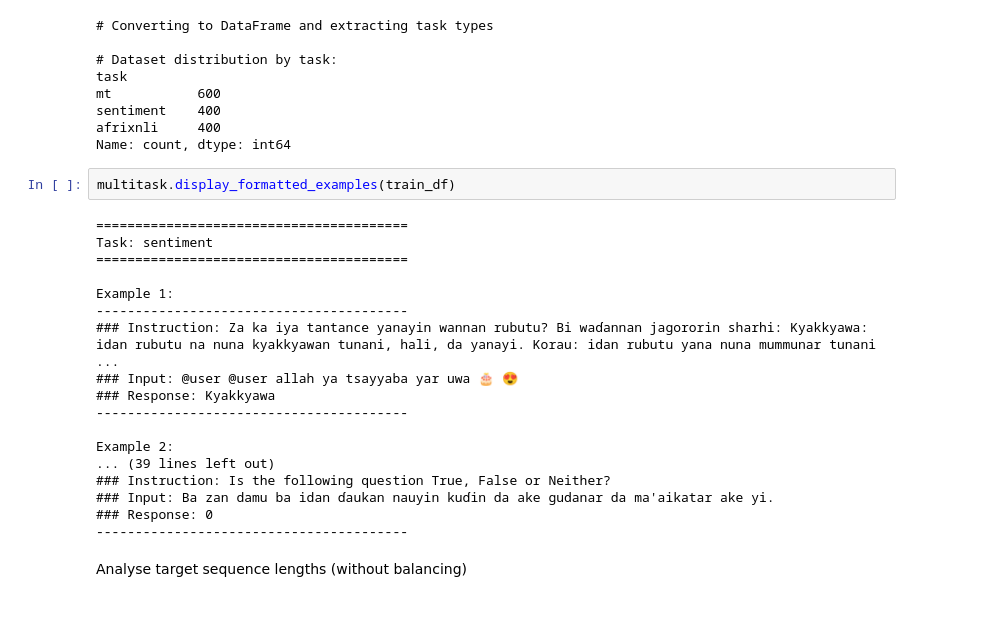
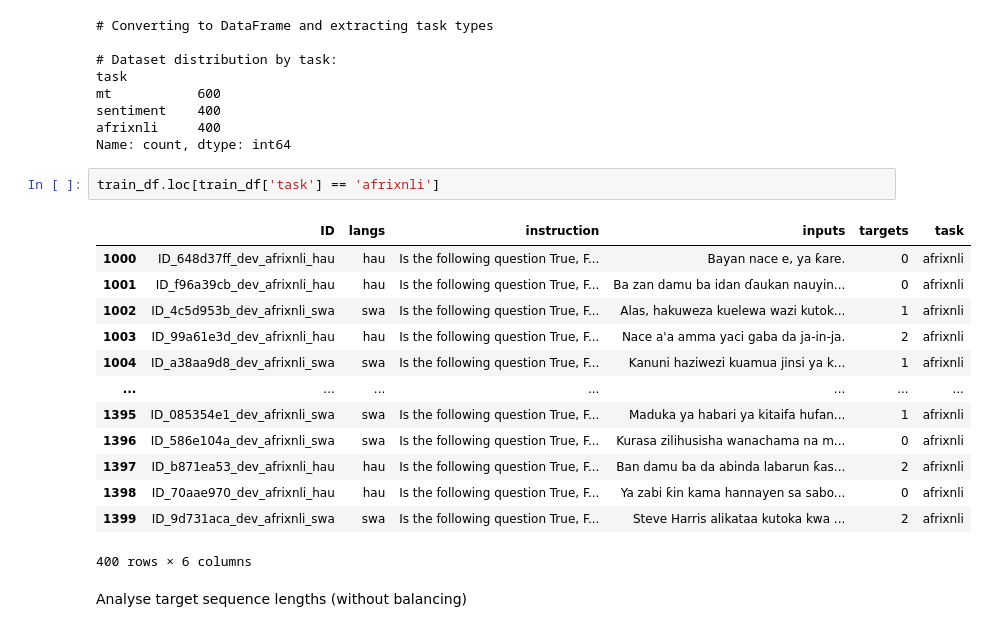
Before and after one commit to melissafasol/InkubaLM-Challenge, a Jupyter notebook: notebooks_EDA/01_QLoRA_baseline.ipynb, the cells around one changed output. Saved outputs shown, nothing was run; the diff lists cells and outputs as text.

```diff
--- a/notebooks_EDA/01_QLoRA_baseline.ipynb
+++ b/notebooks_EDA/01_QLoRA_baseline.ipynb
@@ -163,25 +172,21 @@ mt           600
 sentiment    400
 afrixnli     400
 Name: count, dtype: int64
-# %%
-multitask.display_formatted_examples(train_df)
-# %% [output]
-========================================
-Task: sentiment
-========================================
-
-Example 1:
-----------------------------------------
-### Instruction: Za ka iya tantance yanayin wannan rubutu? Bi waɗannan jagororin sharhi: Kyakkyawa: idan rubutu na nuna kyakkyawan tunani, hali, da yanayi. Korau: idan rubutu yana nuna mummunar tunani ...
-### Input: @user @user allah ya tsayyaba yar uwa 🎂 😍
-### Response: Kyakkyawa
-----------------------------------------
-
-Example 2:
-... (39 lines left out)
-### Instruction: Is the following question True, False or Neither?
-### Input: Ba zan damu ba idan ɗaukan nauyin kuɗin da ake gudanar da ma'aikatar ake yi.
-### Response: 0
-----------------------------------------
+# %%
+train_df.loc[train_df['task'] == 'afrixnli']
+# %% [output]
+|  | ID | langs | instruction | inputs | targets | task |
+| 1000 | ID_648d37ff_dev_afrixnli_hau | hau | Is the following question True, F... | Bayan nace e, ya ƙare. | 0 | afrixnli |
+| 1001 | ID_f96a39cb_dev_afrixnli_hau | hau | Is the following question True, F... | Ba zan damu ba idan ɗaukan nauyin... | 0 | afrixnli |
+| 1002 | ID_4c5d953b_dev_afrixnli_swa | swa | Is the following question True, F... | Alas, hakuweza kuelewa wazi kutok... | 1 | afrixnli |
+| 1003 | ID_99a61e3d_dev_afrixnli_hau | hau | Is the following question True, F... | Nace a'a amma yaci gaba da ja-in-ja. | 2 | afrixnli |
+| 1004 | ID_a38aa9d8_dev_afrixnli_swa | swa | Is the following question True, F... | Kanuni haziwezi kuamua jinsi ya k... | 1 | afrixnli |
+| ... | ... | ... | ... | ... | ... | ... |
+| 1395 | ID_085354e1_dev_afrixnli_swa | swa | Is the following question True, F... | Maduka ya habari ya kitaifa hufan... | 1 | afrixnli |
+| 1396 | ID_586e104a_dev_afrixnli_swa | swa | Is the following question True, F... | Kurasa zilihusisha wanachama na m... | 0 | afrixnli |
+| 1397 | ID_b871ea53_dev_afrixnli_hau | hau | Is the following question True, F... | Ban damu ba da abinda labarun ƙas... | 2 | afrixnli |
+| 1398 | ID_70aae970_dev_afrixnli_hau | hau | Is the following question True, F... | Ya zabi ƙin kama hannayen sa sabo... | 0 | afrixnli |
+| 1399 | ID_9d731aca_dev_afrixnli_swa | swa | Is the following question True, F... | Steve Harris alikataa kutoka kwa ... | 2 | afrixnli |
+400 rows × 6 columns
 # %% [markdown]
 Analyse target sequence lengths (without balancing)
```
Also changed, not shown: parts of 58 cells of this notebook.
